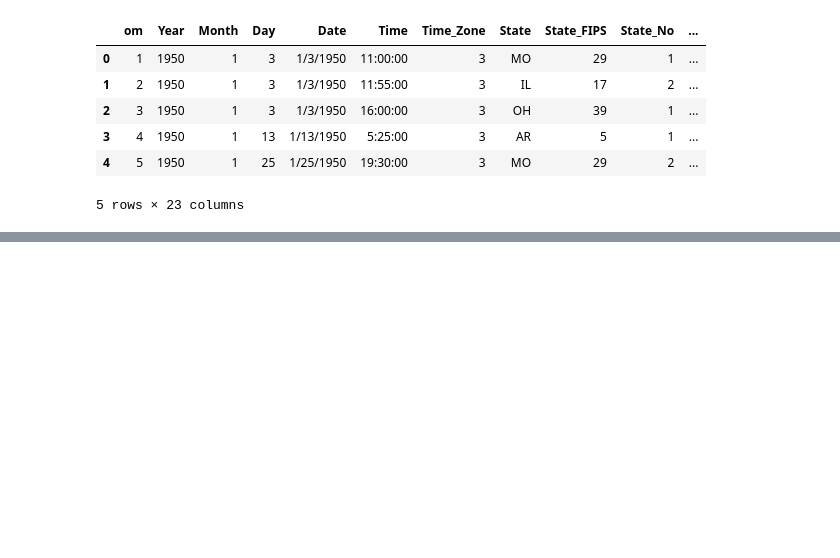
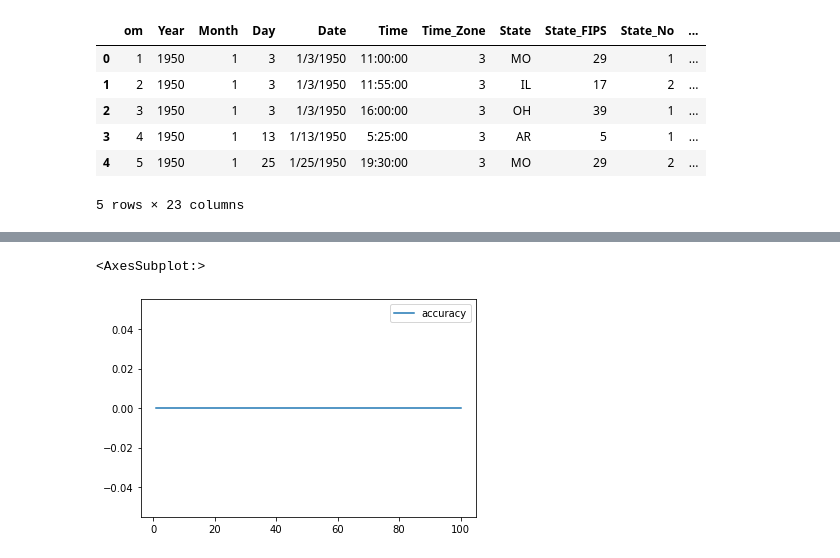
Before and after one commit to lmarksman/Project4, a Jupyter notebook: Final_Project_models.ipynb, the cells around one changed output, grey strips where cells are left out. Cells and saved outputs as stored; diff of their text form; code cells hidden in the pictures; blank space fills up the shorter version.

```diff
--- a/Final_Project_models.ipynb
+++ b/Final_Project_models.ipynb
@@ -142,0 +240,6 @@ pd.read_sql_query('select * from tornado_data', con=engine).head()
+# %%
+# Plot the accuracy
+history_df.plot(y="accuracy")
+# %% [output]
+<AxesSubplot:>
+[figure, added]
```
Also changed, not shown: parts of 10 cells of this notebook.
